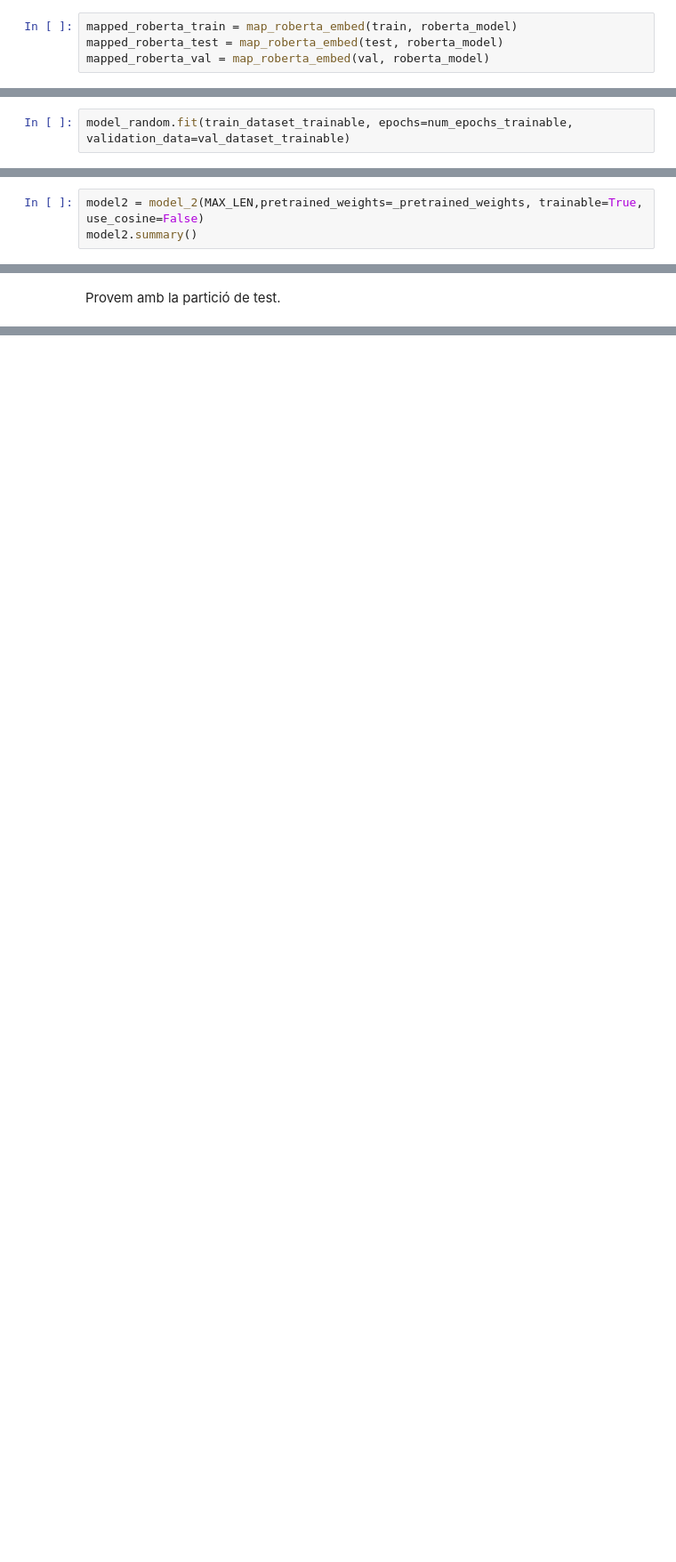
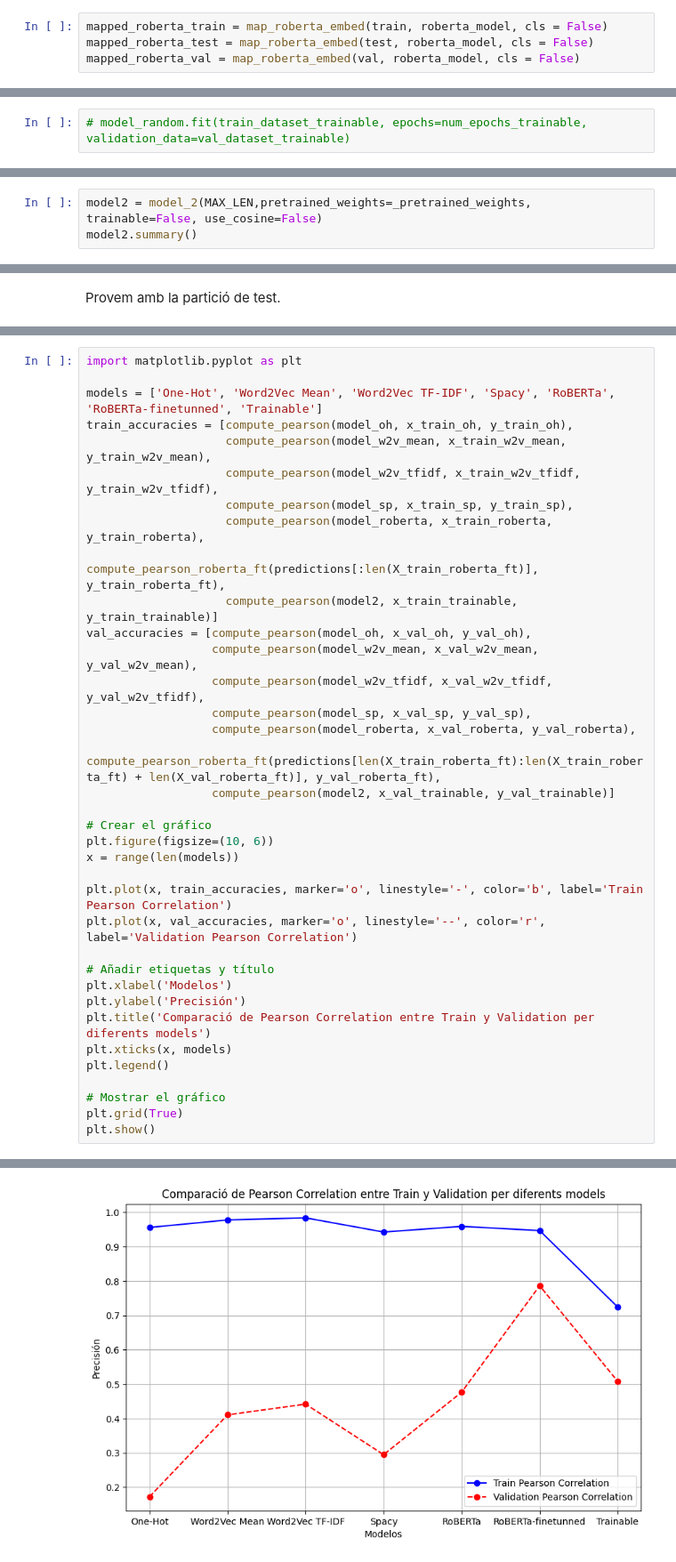
Before and after one commit to Ralar-14/PLH-WordEmbeddings, a Jupyter notebook: notebook.ipynb, the cells around one changed output, grey strips where cells are left out. Shown at 89% size. Drawn from its saved outputs; the diff is of its cells as text; blank space fills up the shorter version.

```diff
--- a/notebook.ipynb
+++ b/notebook.ipynb
@@ -753,7 +733,7 @@ Passem les particions de train, test i val a vectors amb la funció *map_roberta
 # %%
-mapped_roberta_train = map_roberta_embed(train, roberta_model)
-mapped_roberta_test = map_roberta_embed(test, roberta_model)
-mapped_roberta_val = map_roberta_embed(val, roberta_model)
+mapped_roberta_train = map_roberta_embed(train, roberta_model, cls = False)
+mapped_roberta_test = map_roberta_embed(test, roberta_model, cls = False)
+mapped_roberta_val = map_roberta_embed(val, roberta_model, cls = False)
 # %% [markdown]
 Dividim les particions en X i Y.
 # %%
@@ -969,4 +962,4 @@ Model: "functional_21"
 # %% [markdown]
 Entrenem el model
 # %%
-model_random.fit(train_dataset_trainable, epochs=num_epochs_trainable, validation_data=val_dataset_trainable)
+# model_random.fit(train_dataset_trainable, epochs=num_epochs_trainable, validation_data=val_dataset_trainable)
@@ -1003,6 +1004,6 @@ if USE_PRETRAINED:
 # %% [markdown]
 Creem el model amb embeddings de Word2Vec preentrenats.
 # %%
-model2 = model_2(MAX_LEN,pretrained_weights=_pretrained_weights, trainable=True, use_cosine=False)
+model2 = model_2(MAX_LEN,pretrained_weights=_pretrained_weights, trainable=False, use_cosine=False)
 model2.summary()
 # %% [output]
@@ -1070,0 +1076,37 @@ Correlación de Pearson (test): 0.042564639119677804
+# %%
+import matplotlib.pyplot as plt
+
+models = ['One-Hot', 'Word2Vec Mean', 'Word2Vec TF-IDF', 'Spacy', 'RoBERTa', 'RoBERTa-finetunned', 'Trainable']
+train_accuracies = [compute_pearson(model_oh, x_train_oh, y_train_oh),
+                    compute_pearson(model_w2v_mean, x_train_w2v_mean, y_train_w2v_mean),
+                    compute_pearson(model_w2v_tfidf, x_train_w2v_tfidf, y_train_w2v_tfidf),
+                    compute_pearson(model_sp, x_train_sp, y_train_sp),
+                    compute_pearson(model_roberta, x_train_roberta, y_train_roberta),
+                    compute_pearson_roberta_ft(predictions[:len(X_train_roberta_ft)], y_train_roberta_ft),
+                    compute_pearson(model2, x_train_trainable, y_train_trainable)]
+val_accuracies = [compute_pearson(model_oh, x_val_oh, y_val_oh),
+                  compute_pearson(model_w2v_mean, x_val_w2v_mean, y_val_w2v_mean),
+                  compute_pearson(model_w2v_tfidf, x_val_w2v_tfidf, y_val_w2v_tfidf),
+                  compute_pearson(model_sp, x_val_sp, y_val_sp),
+                  compute_pearson(model_roberta, x_val_roberta, y_val_roberta),
+                  compute_pearson_roberta_ft(predictions[len(X_train_roberta_ft):len(X_train_roberta_ft) + len(X_val_roberta_ft)], y_val_roberta_ft),
+                  compute_pearson(model2, x_val_trainable, y_val_trainable)]
+
+# Crear el gráfico
+plt.figure(figsize=(10, 6))
+x = range(len(models))
+
+plt.plot(x, train_accuracies, marker='o', linestyle='-', color='b', label='Train Pearson Correlation')
+plt.plot(x, val_accuracies, marker='o', linestyle='--', color='r', label='Validation Pearson Correlation')
+
+# Añadir etiquetas y título
+plt.xlabel('Modelos')
+plt.ylabel('Precisión')
+plt.title('Comparació de Pearson Correlation entre Train y Validation per diferents models')
+plt.xticks(x, models)
+plt.legend()
+
+# Mostrar el gráfico
+plt.grid(True)
+plt.show()
+# %% [output]
@@ -1070,0 +1125 @@ Correlación de Pearson (test): 0.042564639119677804
+[figure, added]
```
Also changed, not shown: parts of 45 cells of this notebook, 5 other files.
